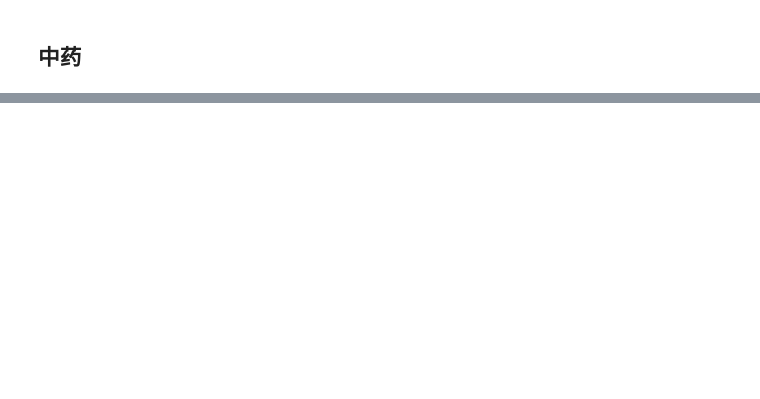
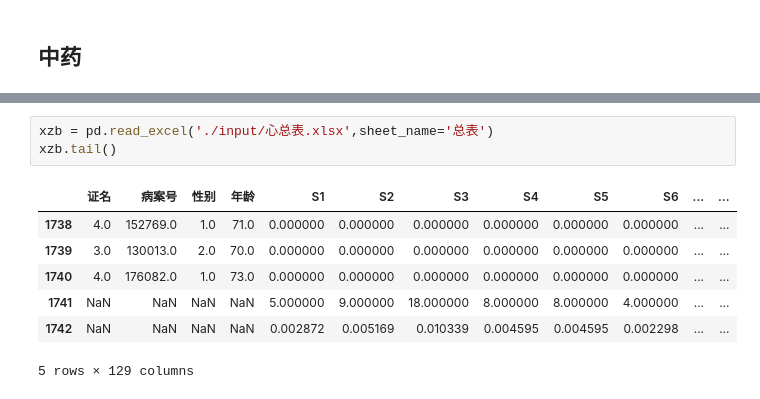
Before and after one commit to Step2312/Code, a Jupyter notebook: GBDT_SHAP.ipynb, the cells around one changed output, grey strips where cells are left out. Cells and saved outputs as stored; diff of their text form; blank space fills up the shorter version.

```diff
--- a/GBDT_SHAP.ipynb
+++ b/GBDT_SHAP.ipynb
@@ -816,0 +442,11 @@ IndexError: At least one sheet must be visible
+# %%
+xzb = pd.read_excel('./input/心总表.xlsx',sheet_name='总表')
+xzb.tail()
+# %% [output]
+|  | 证名 | 病案号 | 性别 | 年龄 | S1 | S2 | S3 | S4 | S5 | S6 | ... | ... |
+| 1738 | 4.0 | 152769.0 | 1.0 | 71.0 | 0.000000 | 0.000000 | 0.000000 | 0.000000 | 0.000000 | 0.000000 | ... | ... |
+| 1739 | 3.0 | 130013.0 | 2.0 | 70.0 | 0.000000 | 0.000000 | 0.000000 | 0.000000 | 0.000000 | 0.000000 | ... | ... |
+| 1740 | 4.0 | 176082.0 | 1.0 | 73.0 | 0.000000 | 0.000000 | 0.000000 | 0.000000 | 0.000000 | 0.000000 | ... | ... |
+| 1741 | NaN | NaN | NaN | NaN | 5.000000 | 9.000000 | 18.000000 | 8.000000 | 8.000000 | 4.000000 | ... | ... |
+| 1742 | NaN | NaN | NaN | NaN | 0.002872 | 0.005169 | 0.010339 | 0.004595 | 0.004595 | 0.002298 | ... | ... |
+5 rows × 129 columns
```
Also changed, not shown: parts of 109 cells of this notebook, 19 other files.
